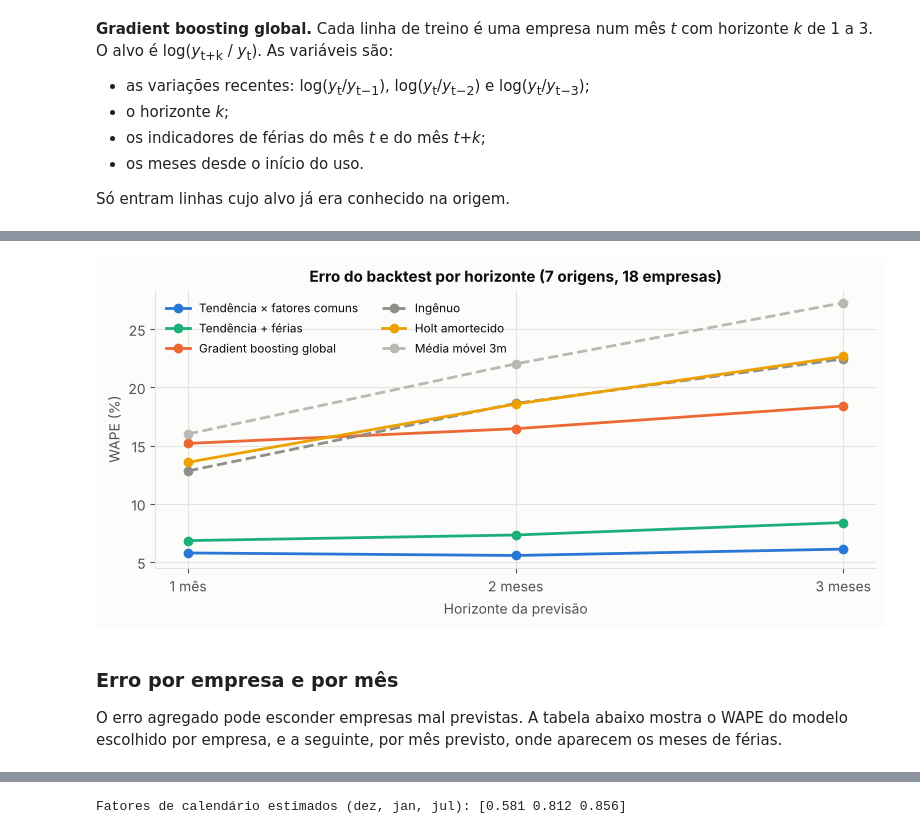
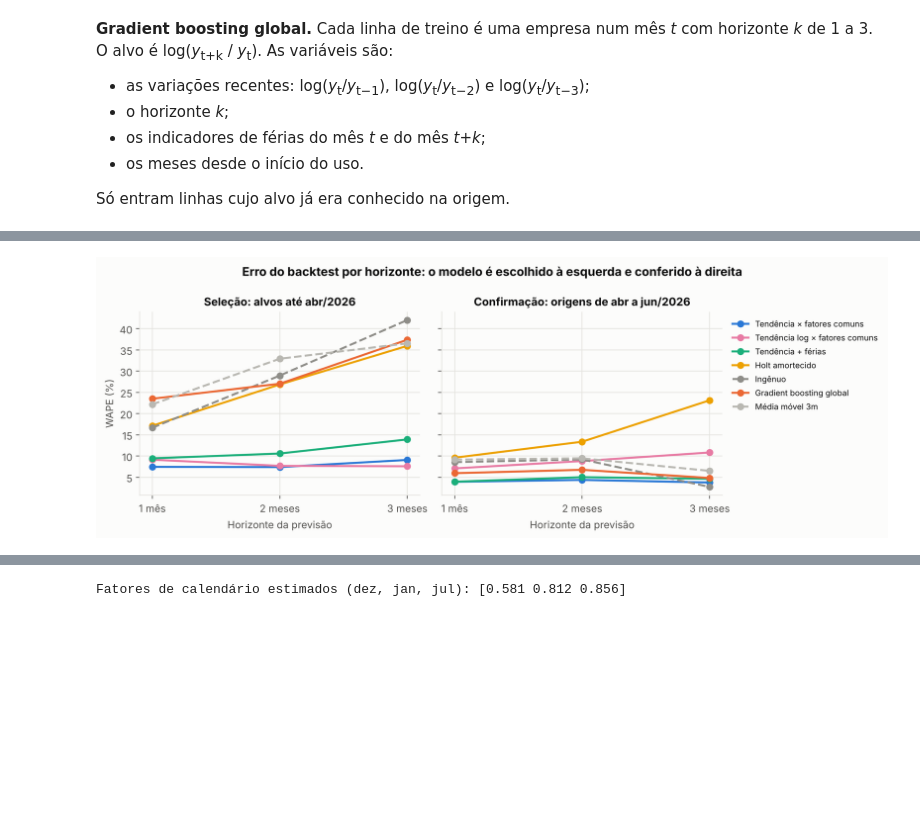
Before and after one commit to ricardojmatteo/DAMA, a Jupyter notebook: Deliverable2/08_Analise_Preditiva/previsao_demanda_custo.ipynb, the cells around one changed output, grey strips where cells are left out. Drawn from its saved outputs; the diff is of its cells as text; code cells hidden in the pictures; blank space fills up the shorter version.

```diff
--- a/Deliverable2/08_Analise_Preditiva/previsao_demanda_custo.ipynb
+++ b/Deliverable2/08_Analise_Preditiva/previsao_demanda_custo.ipynb
@@ -298,0 +427,7 @@ tabela_val.round(3)
+# %%
+sel_bt = bt_dem[bt_dem.parte == 'seleção']
+conf_bt = bt_dem[bt_dem.parte == 'confirmação']
+tab_sel = tabela_metricas(sel_bt).loc[METODOS].sort_values('WAPE geral')
+ESCOLHIDO = tab_sel.index[0]
+print(f'Modelo escolhido na seleção (menor WAPE, alvos até {FIM_SELECAO}): {ESCOLHIDO}')
+tab_sel.round(3)
@@ -302,0 +454,6 @@ tabela_val.round(3)
+# %%
+tab_conf = tabela_metricas(conf_bt).loc[tab_sel.index]     # mesma ordem da seleção: nada aqui muda a escolha
+pd.concat({'seleção': tab_sel, 'confirmação': tab_conf}, names=['parte', 'metodo']).to_csv(SAIDA / 'metricas_backtest_demanda.csv')
+print(f'{ESCOLHIDO} na confirmação: WAPE {tab_conf.loc[ESCOLHIDO, "WAPE geral"]:.1%}, sMAPE {tab_conf.loc[ESCOLHIDO, "sMAPE geral"]:.1%}, '
+      f'viés {tab_conf.loc[ESCOLHIDO, "viés"]:+.1%} | ingênuo: WAPE {tab_conf.loc["Ingênuo", "WAPE geral"]:.1%}')
+tab_conf.round(3)
@@ -303,18 +471,16 @@ tabela_val.round(3)
 # %%
-fig, ax = plt.subplots(figsize=(8, 3.8))
-ordem = tabela_val.index.tolist()
-cores = {m: c for m, c in zip(METODOS, [CINZA, '#b9b8b2', AMARELO, VERDE, AZUL, LARANJA])}
+cores = {m: c for m, c in zip(METODOS, [CINZA, '#b9b8b2', AMARELO, VERDE, AZUL, MAGENTA, LARANJA])}
+fig, eixos = plt.subplots(1, 2, figsize=(11, 3.9), sharey=True)
 x = np.arange(1, H + 1)
-for m in ordem:
-    ax.plot(x, por_h.loc[m, 'WAPE'].values * 100, marker='o', ms=6, color=cores[m], label=m,
-            ls='--' if m in ('Ingênuo', 'Média móvel 3m') else '-')
-ax.set_xticks(x, ['1 mês', '2 meses', '3 meses'])
-ax.set(title='Erro do backtest por horizonte (7 origens, 18 empresas)', ylabel='WAPE (%)', xlabel='Horizonte da previsão')
-ax.legend(loc='upper left', fontsize=8.5, ncol=2)
+for ax, (titulo, tab) in zip(eixos, [('Seleção: alvos até abr/2026', tab_sel), ('Confirmação: origens de abr a jun/2026', tab_conf)]):
+    for m in tab_sel.index:
+        ax.plot(x, tab.loc[m, [f'WAPE h={k}' for k in x]].values * 100, marker='o', ms=6, color=cores[m], label=m,
+                ls='--' if m in ('Ingênuo', 'Média móvel 3m') else '-')
+    ax.set_xticks(x, ['1 mês', '2 meses', '3 meses'])
+    ax.set(title=titulo, xlabel='Horizonte da previsão')
+eixos[0].set_ylabel('WAPE (%)')
+eixos[1].legend(loc='upper left', fontsize=8, ncol=1, bbox_to_anchor=(1.01, 1))
+fig.suptitle('Erro do backtest por horizonte: o modelo é escolhido à esquerda e conferido à direita', fontweight='bold')
 fig.tight_layout(); fig.savefig(FIG / 'fig2_backtest_horizonte.png', dpi=150); plt.show()
 # %% [output]
-[figure, old version]
+[figure, new version]
-# %% [markdown]
-### Erro por empresa e por mês
-
-O erro agregado pode esconder empresas mal previstas. A tabela abaixo mostra o WAPE do modelo escolhido por empresa, e a seguinte, por mês previsto, onde aparecem os meses de férias.
```
Also changed, not shown: parts of 49 cells of this notebook, 19 other files.
